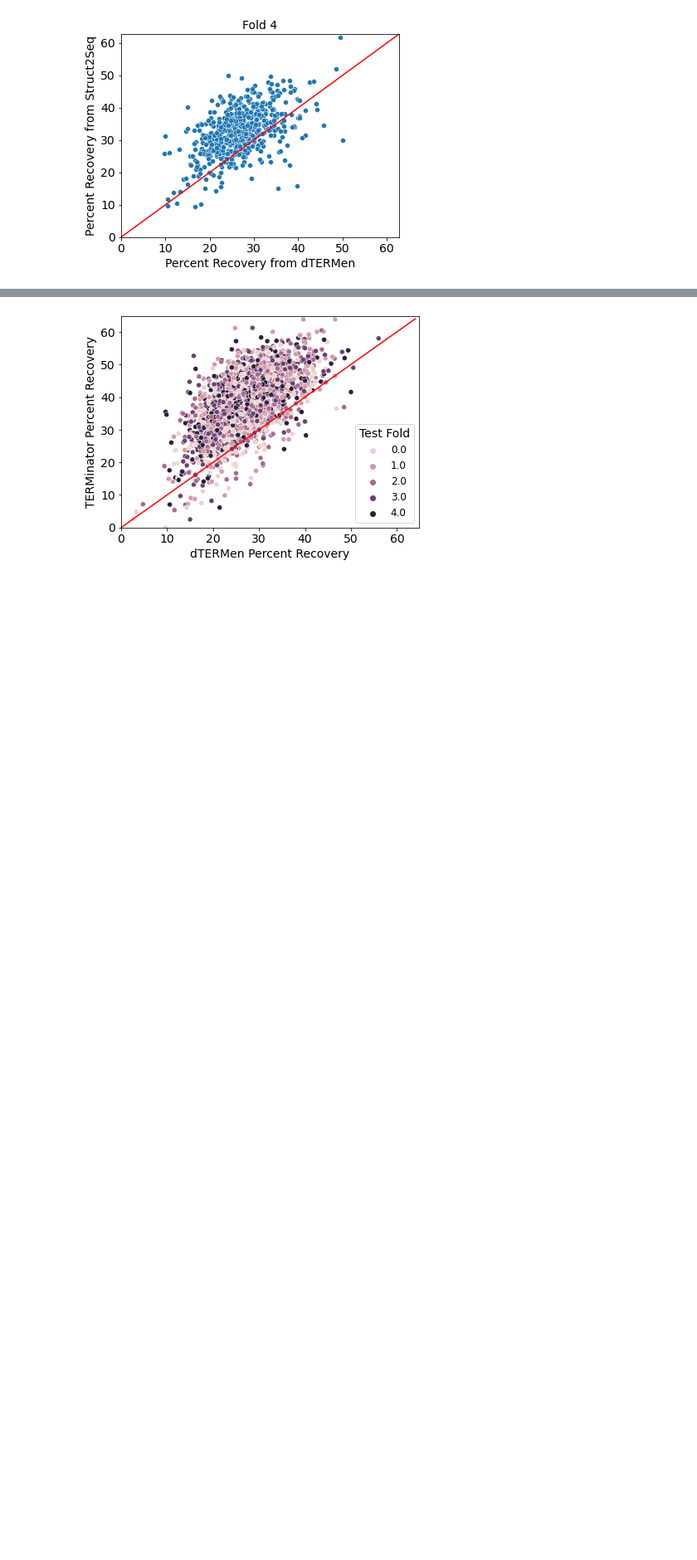
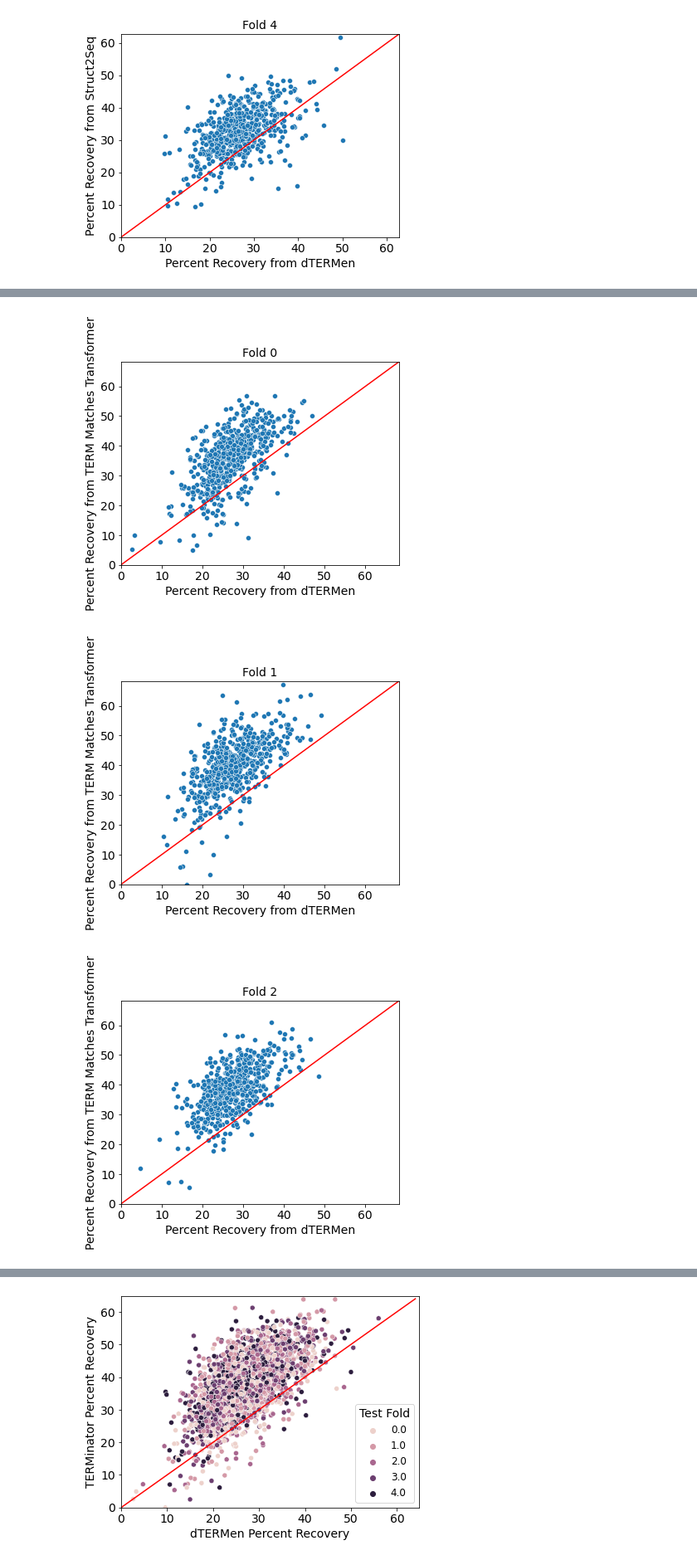
Before and after one commit to alexjli/terminator_public, a Jupyter notebook: analysis/test_run_analysis.ipynb, the cells around one changed output, grey strips where cells are left out. Shown at 83% size. Saved outputs shown, nothing was run; the diff lists cells and outputs as text; code cells hidden in the pictures; blank space fills up the shorter version.

```diff
--- a/analysis/test_run_analysis.ipynb
+++ b/analysis/test_run_analysis.ipynb
@@ -144,0 +191,11 @@ for foldnum in np.arange(5):
+# %%
+dfs_fold_matches_transformer = []
+for foldnum in [0, 2, 4, 6, 8]:
+    df_fold = pd.read_csv(f'/scratch/users/alexjli/TERMinator_runs/test_run_fold{foldnum}_matches_transformer/summary_results.csv')
+    df_fold['test_fold'] = foldnum/2
+    dfs_fold_matches_transformer += [df_fold]
+dfs_fold_matches_transformer = pd.concat(dfs_fold_matches_transformer)
+# %%
+for foldnum in np.arange(5):
+    print(foldnum, dfs_fold_matches_transformer[dfs_fold_matches_transformer['test_fold'] == foldnum].recovery.mean(), dfs_fold_matches_transformer[dfs_fold_matches_transformer['test_fold'] == foldnum].dtermen_recovery.mean())
+print('COMBINED', dfs_fold_matches_transformer.recovery.mean(), dfs_fold_matches_transformer.dtermen_recovery.mean())
@@ -144,0 +209,14 @@ for foldnum in np.arange(5):
+# %%
+for foldnum in np.arange(5):
+    fig, ax = plt.subplots(figsize=(6,4.5))
+    sns.scatterplot(data = dfs_fold_matches_transformer[dfs_fold_matches_transformer['test_fold'] == foldnum], x='dtermen_recovery', y='recovery', ax=ax)
+    ax.plot(np.arange(0, 100), np.arange(0, 100), c='red', ls='-')
+    ax.set_xlim([0, dfs_fold_matches_transformer.recovery.max()+1])
+    ax.set_ylim([0, dfs_fold_matches_transformer.recovery.max()+1])
+    ax.set_xlabel('Percent Recovery from dTERMen')
+    ax.set_ylabel('Percent Recovery from TERM Matches Transformer')
+    ax.set_title(f'Fold {foldnum}')
+# %% [output]
+[figure, added]
+[figure, added]
+[figure, added]
```
Also changed, not shown: parts of 11 cells of this notebook.
